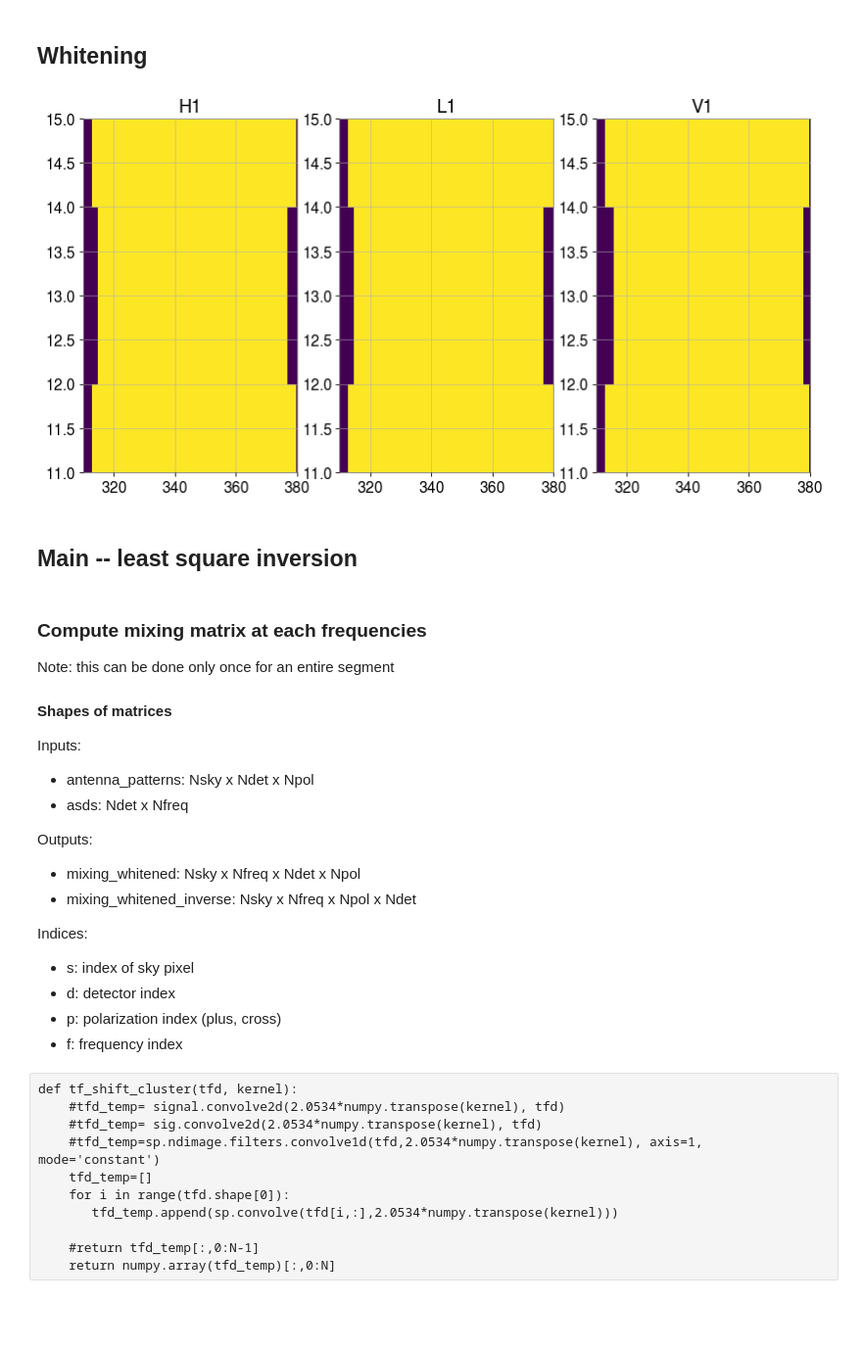
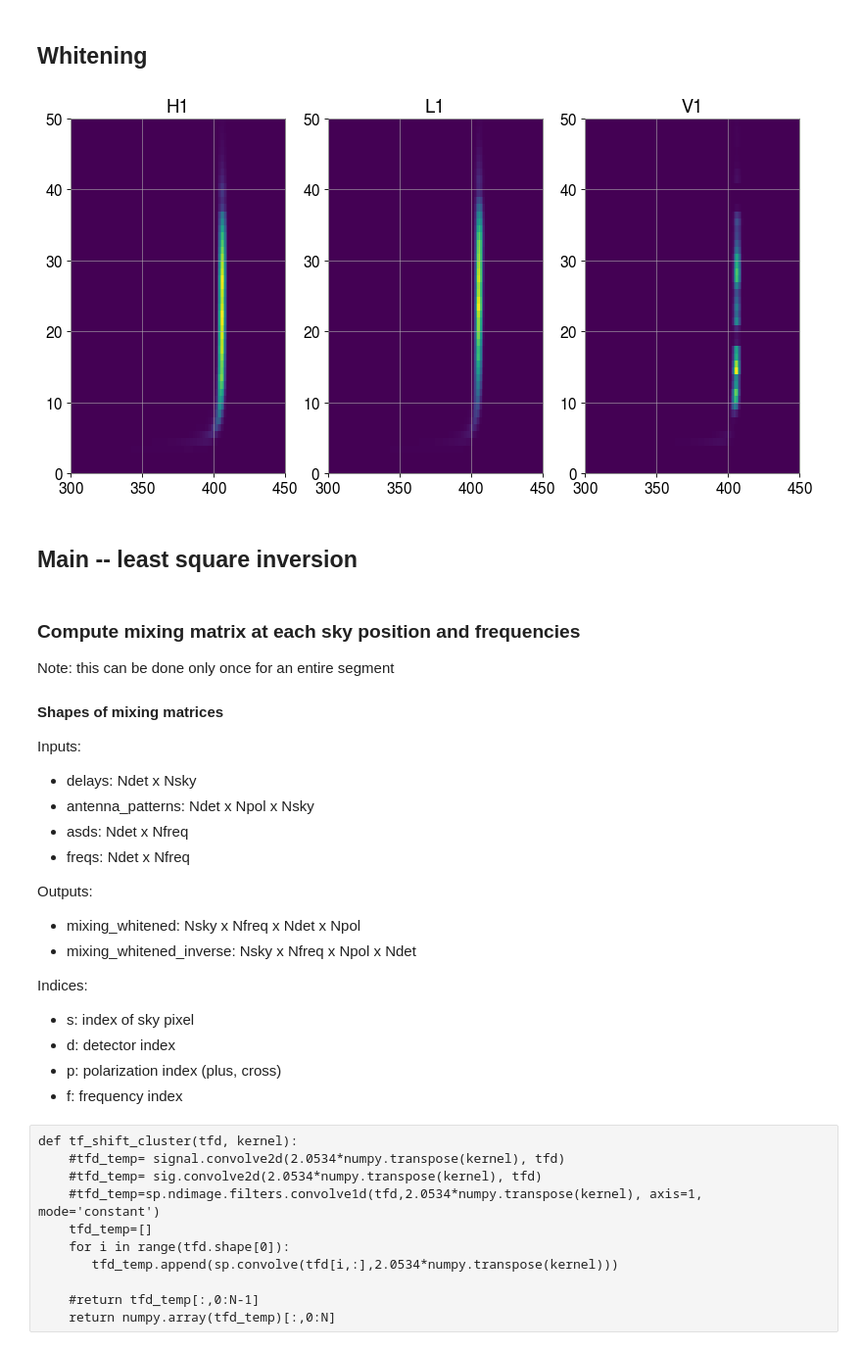
Before and after one commit to ecm0/pyburst, a Jupyter notebook: pipeline/pipeline.ipynb, the cells around one changed output. Shown at 98% size. Cells and saved outputs as stored; diff of their text form; code cells hidden in the pictures; blank space fills up the shorter version.

```diff
--- a/pipeline/pipeline.ipynb
+++ b/pipeline/pipeline.ipynb
@@ -208,16 +179,3 @@ for detector, obs in zip(network, data):
 
         # Inject waveform
         hoft.append(obs.inject(signal))
-# %%
-pt_eq = pb.skymaps.Skypoint(numpy.radians(ra), numpy.radians(dec), \
-                     'equatorial', 'injection')
-print(pt_eq)
-pt_geo = pt_eq.transform_to('geographic', time)
-print(pt_geo)
-
-for d in network:
-    print("{}:".format(d))
-    print(d.antenna_pattern(*pt_eq.coords(fmt='lonlat', unit='radians'), 0, ref_time=time))
-    print(d.antenna_pattern(*pt_geo.coords(fmt='lonlat', unit='radians'), 0, ref_time=None))
-    print(d.time_delay_from_earth_center(*pt_eq.coords(fmt='lonlat', unit='radians'), ref_time=time))
-    print(d.time_delay_from_earth_center(*pt_geo.coords(fmt='lonlat', unit='radians'), ref_time=None))
@@ -285,7 +181,0 @@ print(r)
-# %%
-deltat = []
-for h in hoft:
-    ix, = numpy.where(numpy.abs(h) > numpy.max(h)/10)
-    t_end = h.t0.value + ix[-1]/sampling_rate
-    deltat.append(t_end - (time+1))
-print(numpy.diff(deltat), numpy.diff(my_delays))
@@ -403,0 +213,17 @@ plt.show()
+# %%
+strip_edge_size = 5
+tfmaps_noiseonly = list(map(gabor.forward, data))
+# XXX Use noiseonly tfmaps XXX
+asds = numpy.array([tfmap.trim_edges(strip_edge_size).marginal(axis='freq') for tfmap in tfmaps_noiseonly])
+# asds2 = [tfmap.trim_edges(strip_edge_size).marginal(axis='freq', method='mean') for tfmap in tfmaps_noiseonly]
+freqs = numpy.array([tfmap.freqs(sampling_rate) for tfmap in tfmaps])
+# %%
+fig, axes = plt.subplots()
+for f, asd, label in zip(freqs, asds, list(map(str, network))):
+    plt.loglog(f, asd, label=label)
+    # plt.loglog(f, asd2, '--', label=label)
+
+plt.xlabel('frequencies (Hz)')
+plt.ylabel('amplitude spectral density (AU)')
+plt.legend(loc='upper right')
+plt.show()
@@ -412,24 +240,26 @@ whitened_tfmaps = numpy.array([tfmap.trim_edges(zero_edge_size,0).highpass(lowf_
 # %%
 fig, axes = plt.subplots(1, len(network))
 for ax, d, m in zip(axes, network, whitened_tfmaps):
-    ax.pcolormesh(numpy.abs(m)>0.1)
-    ax.set_xlim([310,380])
-    ax.set_ylim([11,15])
+    ax.pcolormesh(numpy.abs(m))
+    ax.set_xlim([300,450])
+    ax.set_ylim([0,50])
     ax.set_title(d)
 plt.show()
 # %% [output]
-[figure, old version]
+[figure, new version]
 # %% [markdown]
 ## Main -- least square inversion
 # %% [markdown]
-### Compute mixing matrix at each frequencies
+### Compute mixing matrix at each sky position and frequencies
 Note: this can be done only once for an entire segment
 
-#### Shapes of matrices
+#### Shapes of mixing matrices
 
 Inputs:
-* antenna_patterns: Nsky x Ndet x Npol
+* delays: Ndet x Nsky
+* antenna_patterns: Ndet x Npol x Nsky
 * asds: Ndet x Nfreq
+* freqs: Ndet x Nfreq
 
 Outputs:
 * mixing_whitened: Nsky x Nfreq x Ndet x Npol
```
Also changed, not shown: parts of 41 cells of this notebook.
